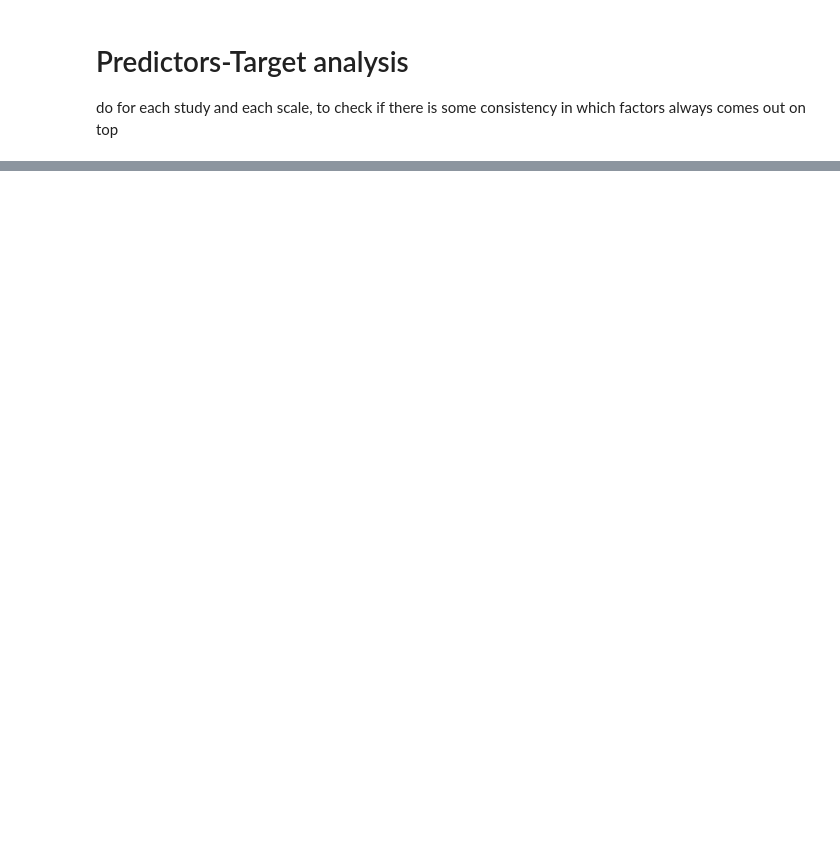
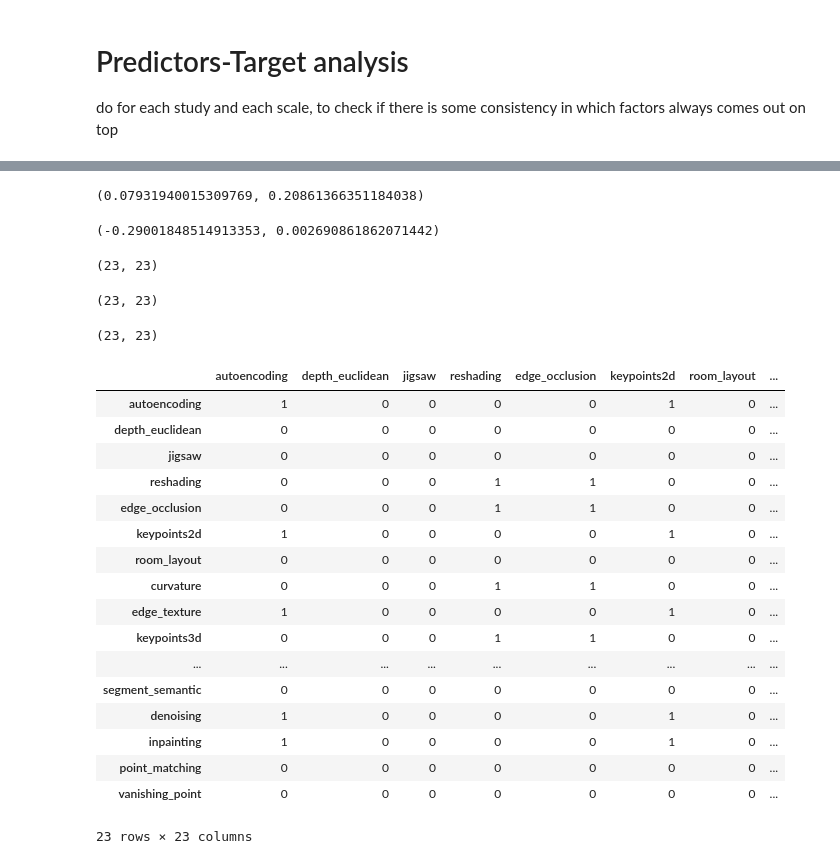
Before and after one commit to toniklenk/analysis-taskonomy, a Jupyter notebook: scripts/factors analysis.ipynb, the cells around one changed output, grey strips where cells are left out. Drawn from its saved outputs; the diff is of its cells as text; code cells hidden in the pictures; blank space fills up the shorter version.

```diff
--- a/scripts/factors analysis.ipynb
+++ b/scripts/factors analysis.ipynb
@@ -1161,0 +970,41 @@ predictors_r2(np.stack((p1, p3), axis=1), t) - predictors_r2(p3, t)
+# %%
+pearsonr(p1, t)
+# %% [output]
+(0.07931940015309769, 0.20861366351184038)
+# %%
+correlate_rdms(predictor_rdm_1.loc[NETS_ALL, NETS_ALL], target_rdm.loc[NETS_ALL, NETS_ALL])
+# %% [output]
+(-0.29001848514913353, 0.002690861862071442)
+# %%
+predictor_rdm_1.shape
+# %% [output]
+(23, 23)
+# %%
+predictor_rdm_1.shape
+# %% [output]
+(23, 23)
+# %%
+target_rdm.shape
+# %% [output]
+(23, 23)
+# %%
+predictor_rdm_1
+# %% [output]
+|  | autoencoding | depth_euclidean | jigsaw | reshading | edge_occlusion | keypoints2d | room_layout | ... |
+| autoencoding | 1 | 0 | 0 | 0 | 0 | 1 | 0 | ... |
+| depth_euclidean | 0 | 0 | 0 | 0 | 0 | 0 | 0 | ... |
+| jigsaw | 0 | 0 | 0 | 0 | 0 | 0 | 0 | ... |
+| reshading | 0 | 0 | 0 | 1 | 1 | 0 | 0 | ... |
+| edge_occlusion | 0 | 0 | 0 | 1 | 1 | 0 | 0 | ... |
+| keypoints2d | 1 | 0 | 0 | 0 | 0 | 1 | 0 | ... |
+| room_layout | 0 | 0 | 0 | 0 | 0 | 0 | 0 | ... |
+| curvature | 0 | 0 | 0 | 1 | 1 | 0 | 0 | ... |
+| edge_texture | 1 | 0 | 0 | 0 | 0 | 1 | 0 | ... |
+| keypoints3d | 0 | 0 | 0 | 1 | 1 | 0 | 0 | ... |
+| ... | ... | ... | ... | ... | ... | ... | ... | ... |
+| segment_semantic | 0 | 0 | 0 | 0 | 0 | 0 | 0 | ... |
+| denoising | 1 | 0 | 0 | 0 | 0 | 1 | 0 | ... |
+| inpainting | 1 | 0 | 0 | 0 | 0 | 1 | 0 | ... |
+| point_matching | 0 | 0 | 0 | 0 | 0 | 0 | 0 | ... |
+| vanishing_point | 0 | 0 | 0 | 0 | 0 | 0 | 0 | ... |
+23 rows × 23 columns
```
Also changed, not shown: parts of 92 cells of this notebook, 7 other files.
